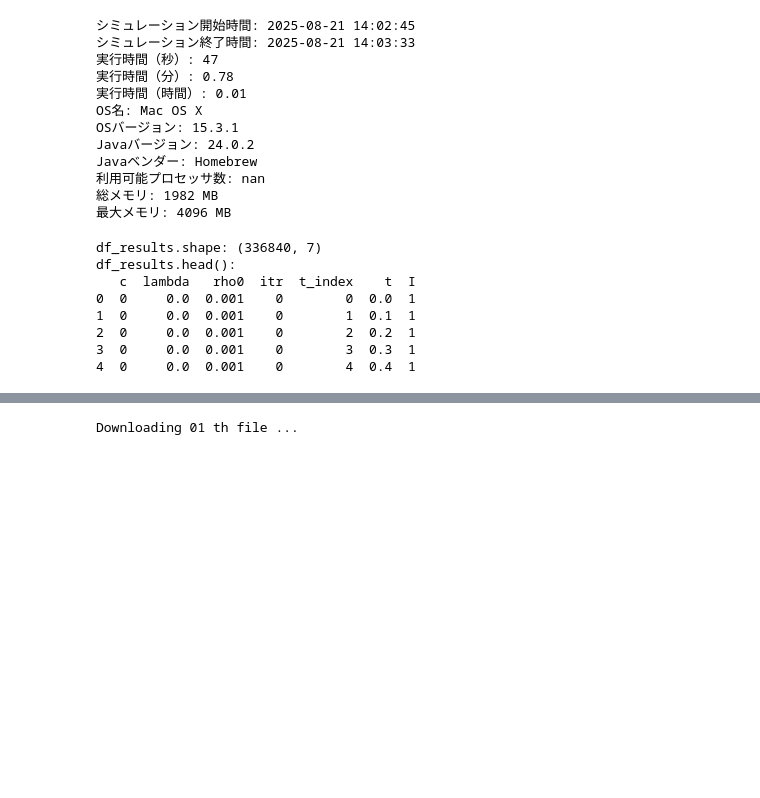
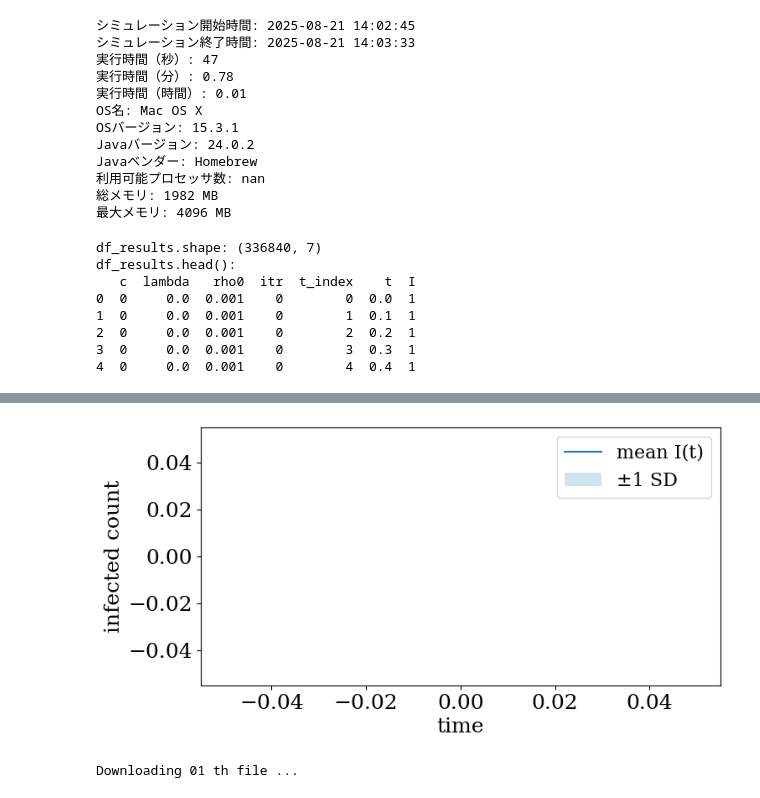
Before and after one commit to Kojirouuuu/trend-sar, a Jupyter notebook: notebook/continuous_SIS.ipynb, the cells around one changed output, grey strips where cells are left out. Drawn from its saved outputs; the diff is of its cells as text; code cells hidden in the pictures; blank space fills up the shorter version.

```diff
--- a/notebook/continuous_SIS.ipynb
+++ b/notebook/continuous_SIS.ipynb
@@ -103,3 +152,24 @@ ValueError: No objects to concatenate
+# %%
+# ある c, lambda, rho0 固定で itr を平均
+pivot = (df_results[
+    (df_results.c == c_val) &
+    (df_results['lambda'] == lambda_val) &
+    (df_results.rho0 == rho0_val)
+]
+.pivot_table(index="t", columns="itr", values="I"))
+
+mean = pivot.mean(axis=1)
+std  = pivot.std(axis=1)
+
+plt.figure(figsize=(8,4))
+plt.plot(mean.index, mean.values, label="mean I(t)")
+plt.fill_between(mean.index, mean-std, mean+std, alpha=0.2, label="±1 SD")
+plt.xlabel("time")
+plt.ylabel("infected count")
+plt.legend()
+plt.show()
+# %% [output]
+[figure, added]
 # %%
 lambda_values = np.arange(lambda_min, lambda_max + dlambda, dlambda)
 rho0_values = np.array([rho01])
```
Also changed, not shown: parts of 2 cells of this notebook, 2 other files.
